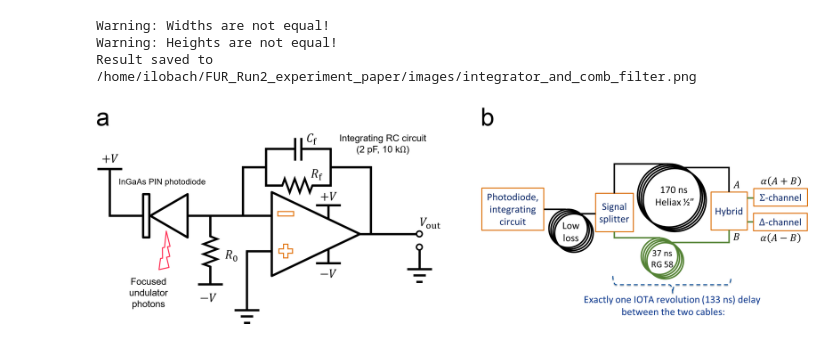
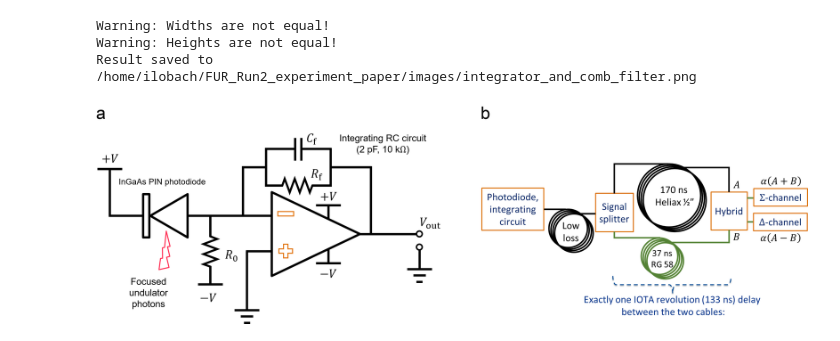
Before and after one commit to IharLobach/fur, a Jupyter notebook: shifts/for_PRL_paper/figures.ipynb, the cells around one changed output. Cells and saved outputs as stored; diff of their text form; code cells hidden in the pictures.

```diff
--- a/shifts/for_PRL_paper/figures.ipynb
+++ b/shifts/for_PRL_paper/figures.ipynb
@@ -14,9 +14,9 @@ im_paths = [os.path.join(source_figures_path, p) for p in
            ]
 output_path = pa.get_PRL_images_dir().fi("integrator_and_comb_filter.png")
 # %%
-ff.RowOfFigures(im_paths,output_path, fontsize=100)
+ff.RowOfFigures(im_paths,output_path, fontsize=70)
 # %% [output]
 Warning: Widths are not equal!
 Warning: Heights are not equal!
 Result saved to /home/ilobach/FUR_Run2_experiment_paper/images/integrator_and_comb_filter.png
-[figure, old version]
+[figure, new version]
```
Also changed, not shown: 5 other files.
